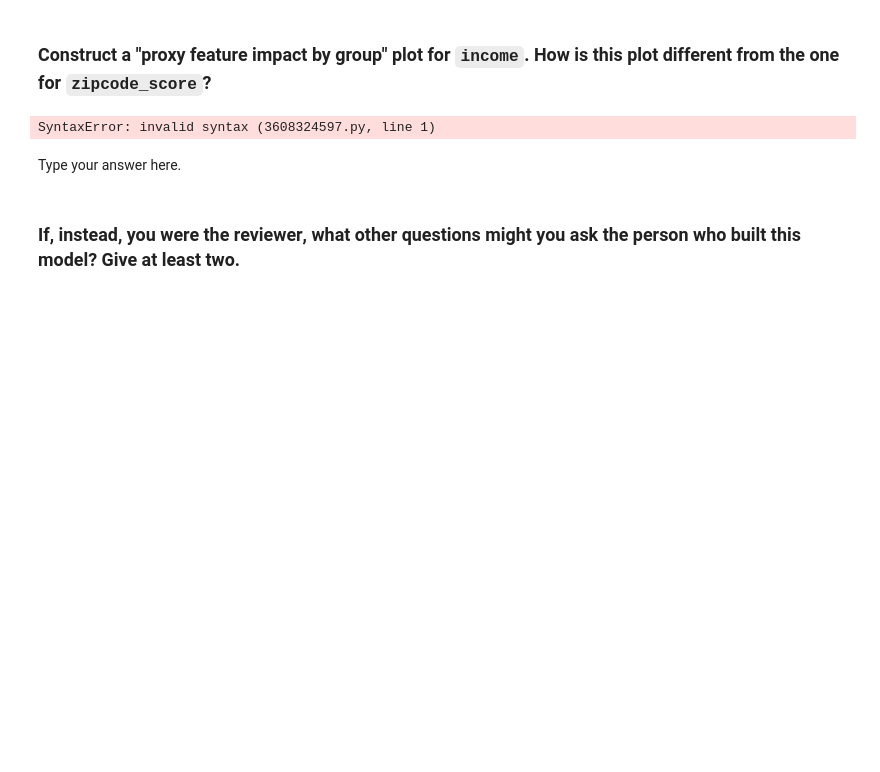
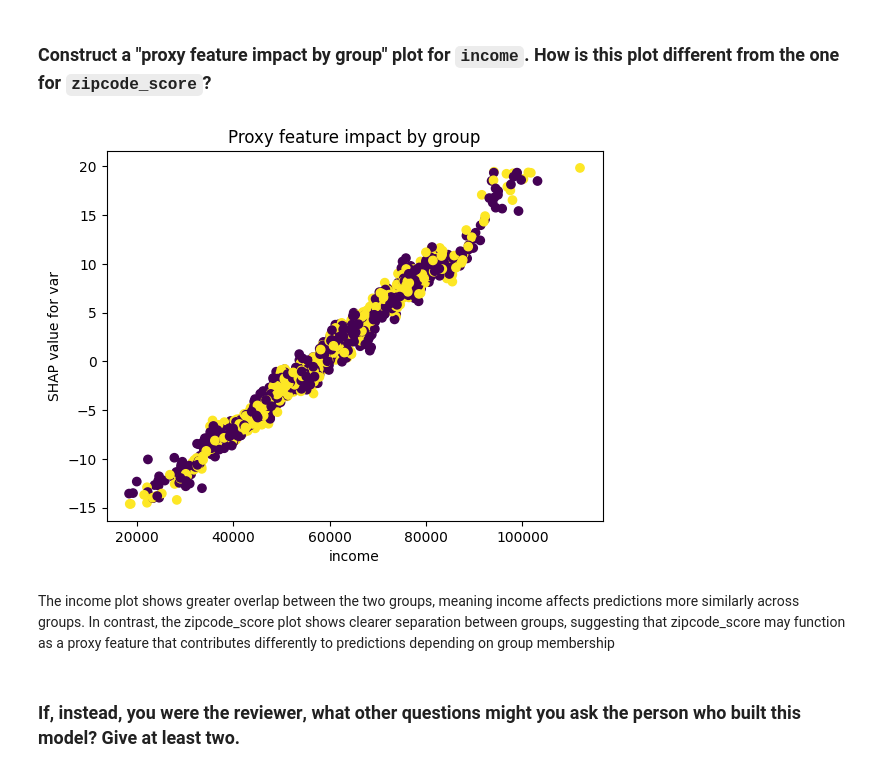
Before and after one commit to alex-kastanos/code_3000, a Jupyter notebook: mod04_bias.ipynb, the cells around one changed output. Cells and saved outputs as stored; diff of their text form; code cells hidden in the pictures; blank space fills up the shorter version.

```diff
--- a/mod04_bias.ipynb
+++ b/mod04_bias.ipynb
@@ -101,11 +101,11 @@ The outcome does appears to be correlated with group. Even though group was not
 # %% [markdown]
 ### Construct a "proxy feature impact by group" plot for `income`. How is this plot different from the one for `zipcode_score`?
 # %%
-Type your code here.
+plot_shap("income")
 # %% [output]
-SyntaxError: invalid syntax (3608324597.py, line 1)
+[figure, added]
 # %% [markdown]
-Type your answer here.
+The income plot shows greater overlap between the two groups, meaning income affects predictions more similarly across groups. In contrast, the zipcode_score plot shows clearer separation between groups, suggesting that zipcode_score may function as a proxy feature that contributes differently to predictions depending on group membership
 # %% [markdown]
 ### If, instead, you were the **reviewer**, what other questions might you ask the person who built this model? Give at least two.
 # %% [markdown]
```
